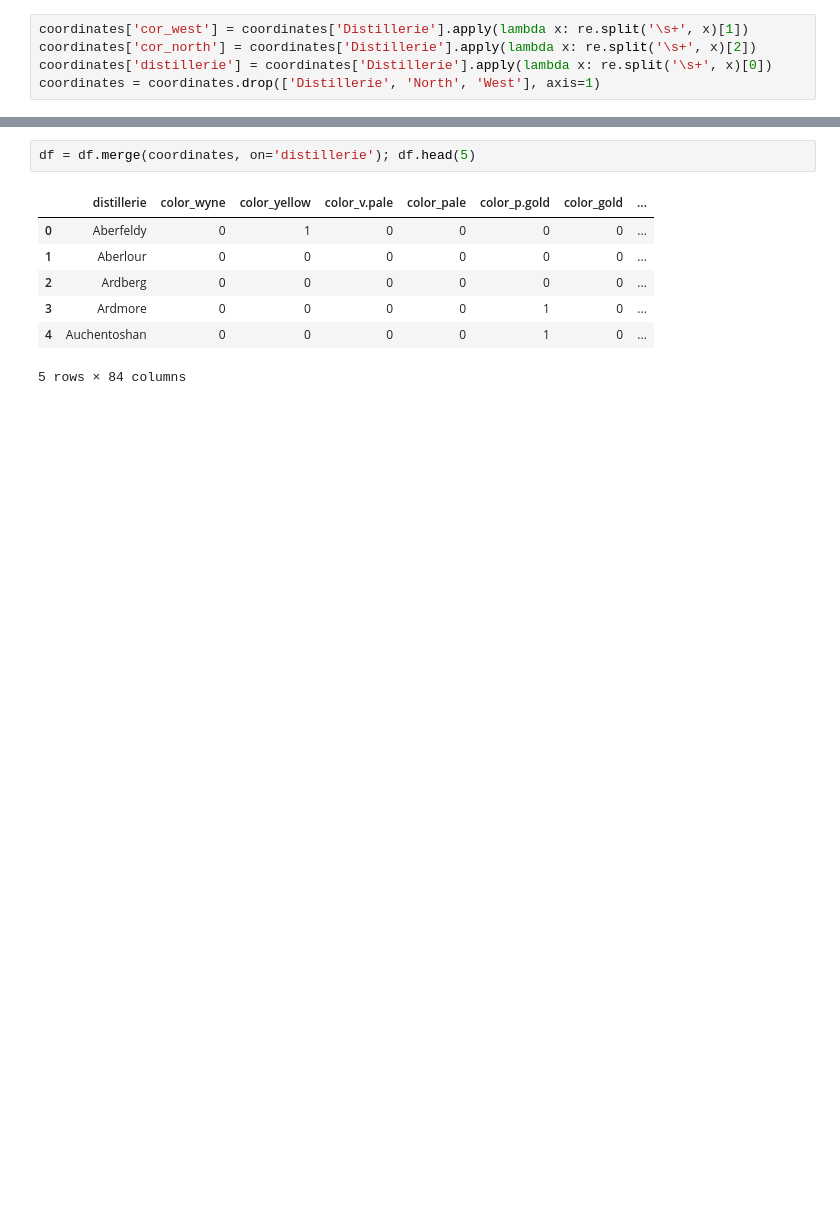
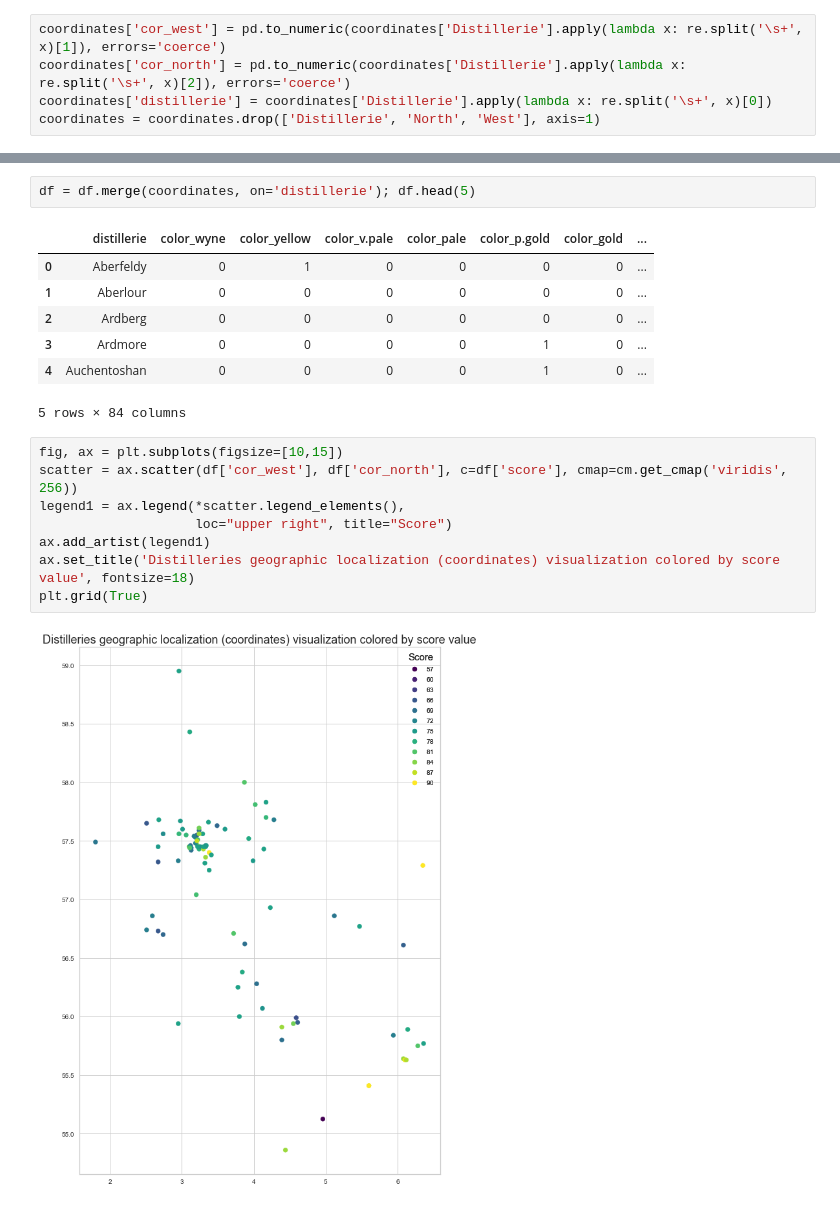
Before and after one commit to Velociraptorvelraptor/scotch-whiskies, a Jupyter notebook: schotch-whiskies-classification.ipynb, the cells around one changed output, grey strips where cells are left out. Drawn from its saved outputs; the diff is of its cells as text; blank space fills up the shorter version.

```diff
--- a/schotch-whiskies-classification.ipynb
+++ b/schotch-whiskies-classification.ipynb
@@ -188,8 +197,8 @@ re.split('\s+', coordinates['Distillerie'][0])
 # %% [output]
 ['Aberfeldy', '3.875', '56.62']
 # %%
-coordinates['cor_west'] = coordinates['Distillerie'].apply(lambda x: re.split('\s+', x)[1])
-coordinates['cor_north'] = coordinates['Distillerie'].apply(lambda x: re.split('\s+', x)[2])
+coordinates['cor_west'] = pd.to_numeric(coordinates['Distillerie'].apply(lambda x: re.split('\s+', x)[1]), errors='coerce')
+coordinates['cor_north'] = pd.to_numeric(coordinates['Distillerie'].apply(lambda x: re.split('\s+', x)[2]), errors='coerce')
 coordinates['distillerie'] = coordinates['Distillerie'].apply(lambda x: re.split('\s+', x)[0])
 coordinates = coordinates.drop(['Distillerie', 'North', 'West'], axis=1)
 # %%
@@ -218,3 +218,13 @@ df = df.merge(coordinates, on='distillerie'); df.head(5)
 | 3 | Ardmore | 0 | 0 | 0 | 0 | 1 | 0 | ... |
 | 4 | Auchentoshan | 0 | 0 | 0 | 0 | 1 | 0 | ... |
 5 rows × 84 columns
+# %%
+fig, ax = plt.subplots(figsize=[10,15])
+scatter = ax.scatter(df['cor_west'], df['cor_north'], c=df['score'], cmap=cm.get_cmap('viridis', 256))
+legend1 = ax.legend(*scatter.legend_elements(),
+                    loc="upper right", title="Score")
+ax.add_artist(legend1)
+ax.set_title('Distilleries geographic localization (coordinates) visualization colored by score value', fontsize=18)
+plt.grid(True)
+# %% [output]
+[figure, added]
```
Also changed, not shown: parts of 36 cells of this notebook.
